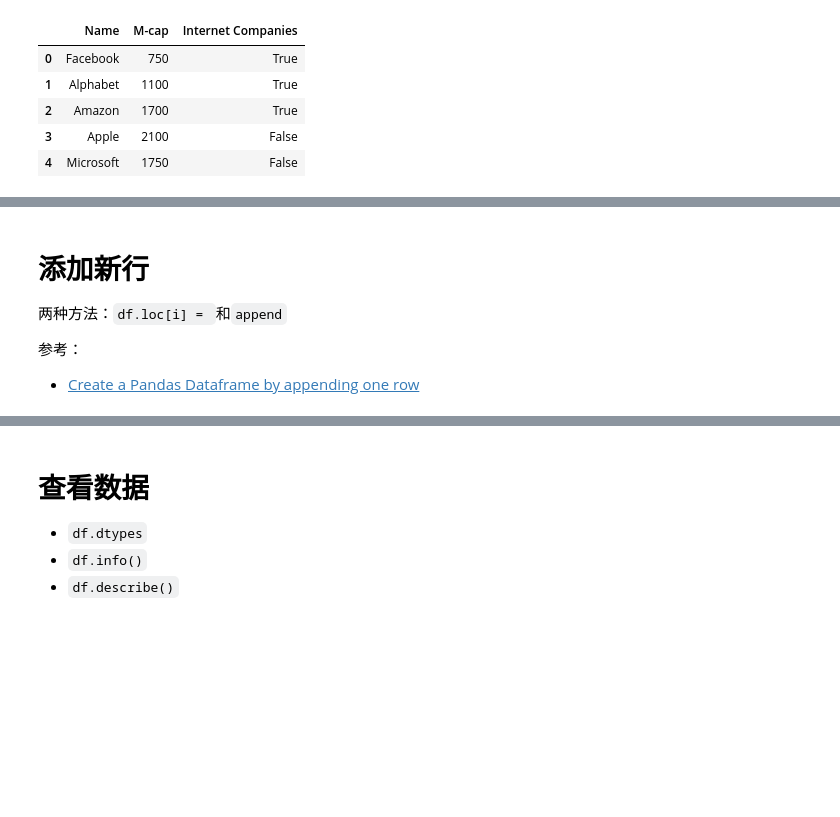
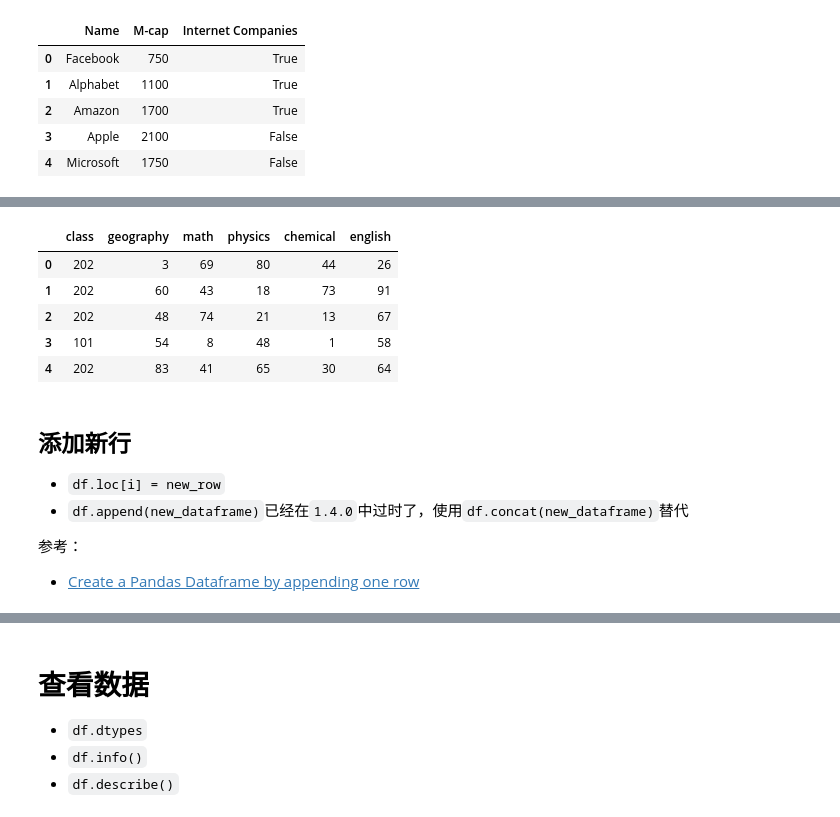
Before and after one commit to tcfh2016/knowledge-map, a Jupyter notebook: Techs/data-science/pandas/crud/creat/use_dataframe.ipynb, the cells around one changed output, grey strips where cells are left out. Cells and saved outputs as stored; diff of their text form; code cells hidden in the pictures; blank space fills up the shorter version.

```diff
--- a/Techs/data-science/pandas/crud/creat/use_dataframe.ipynb
+++ b/Techs/data-science/pandas/crud/creat/use_dataframe.ipynb
@@ -185,0 +197,10 @@ pd.DataFrame(data, columns=['Name', 'M-cap', 'Internet Companies'])
+# %%
+# 添加新列
+classes = ["101", "202", "303"]
+df = pd.DataFrame(
+    {
+        "class":[classes[x % len(classes)] for x in np.random.randint(0, len(classes), 5)],
+        "math":np.random.randint(0, 100, 5),
+        "physics":np.random.randint(0, 100, 5)
+    })
+df
@@ -186,7 +214,21 @@ pd.DataFrame(data, columns=['Name', 'M-cap', 'Internet Companies'])
+# %%
+df['chemical'] = np.random.randint(0, 100, 5)
+df.loc[:, 'english'] = np.random.randint(0, 100, 5)
+df.insert(1, 'geography', np.random.randint(0, 100, 5))
+
+df
+# %% [output]
+|  | class | geography | math | physics | chemical | english |
+| 0 | 202 | 3 | 69 | 80 | 44 | 26 |
+| 1 | 202 | 60 | 43 | 18 | 73 | 91 |
+| 2 | 202 | 48 | 74 | 21 | 13 | 67 |
+| 3 | 101 | 54 | 8 | 48 | 1 | 58 |
+| 4 | 202 | 83 | 41 | 65 | 30 | 64 |
 # %% [markdown]
-# 添加新行
+## 添加新行
 
-两种方法：`df.loc[i] = `和`append`
+- `df.loc[i] = new_row`
+- `df.append(new_dataframe)`已经在`1.4.0`中过时了，使用`df.concat(new_dataframe)`替代
 
 参考：
 
```
Also changed, not shown: parts of 14 cells of this notebook, 6 other files.
